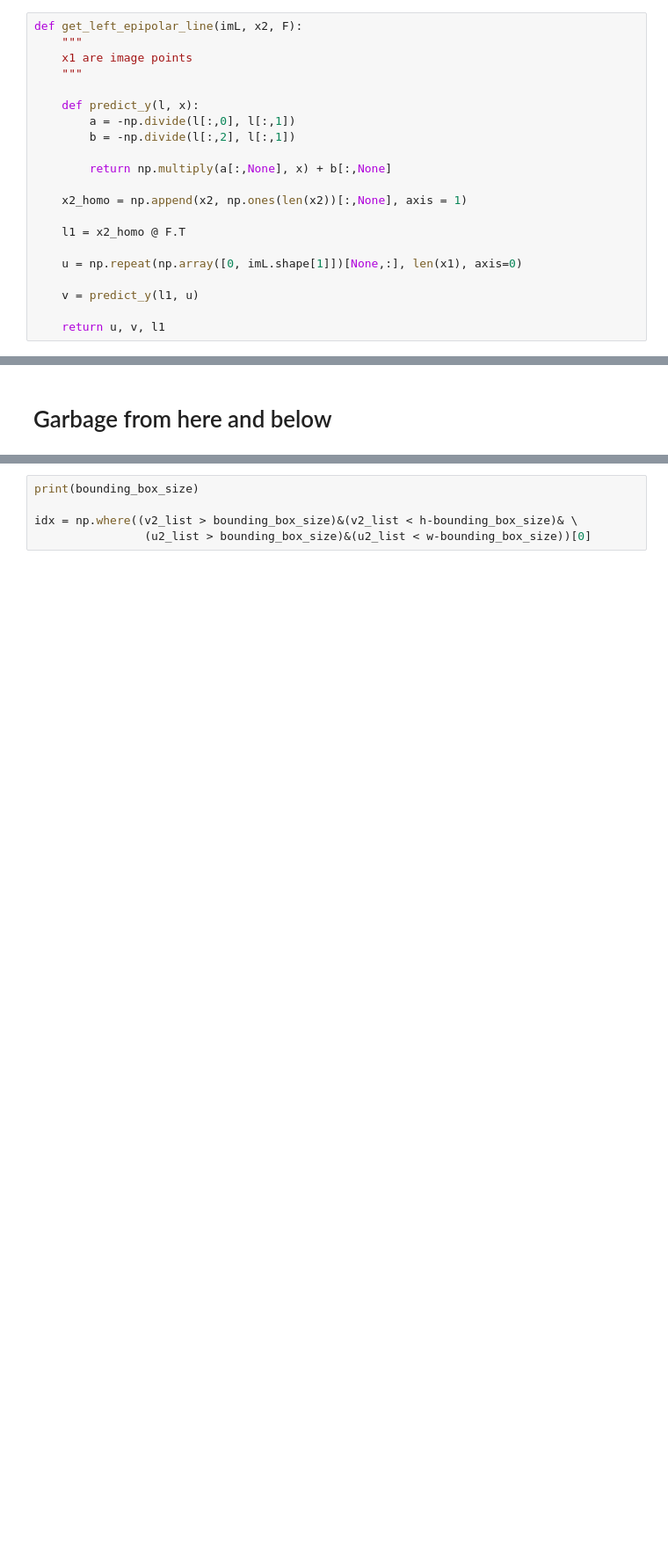
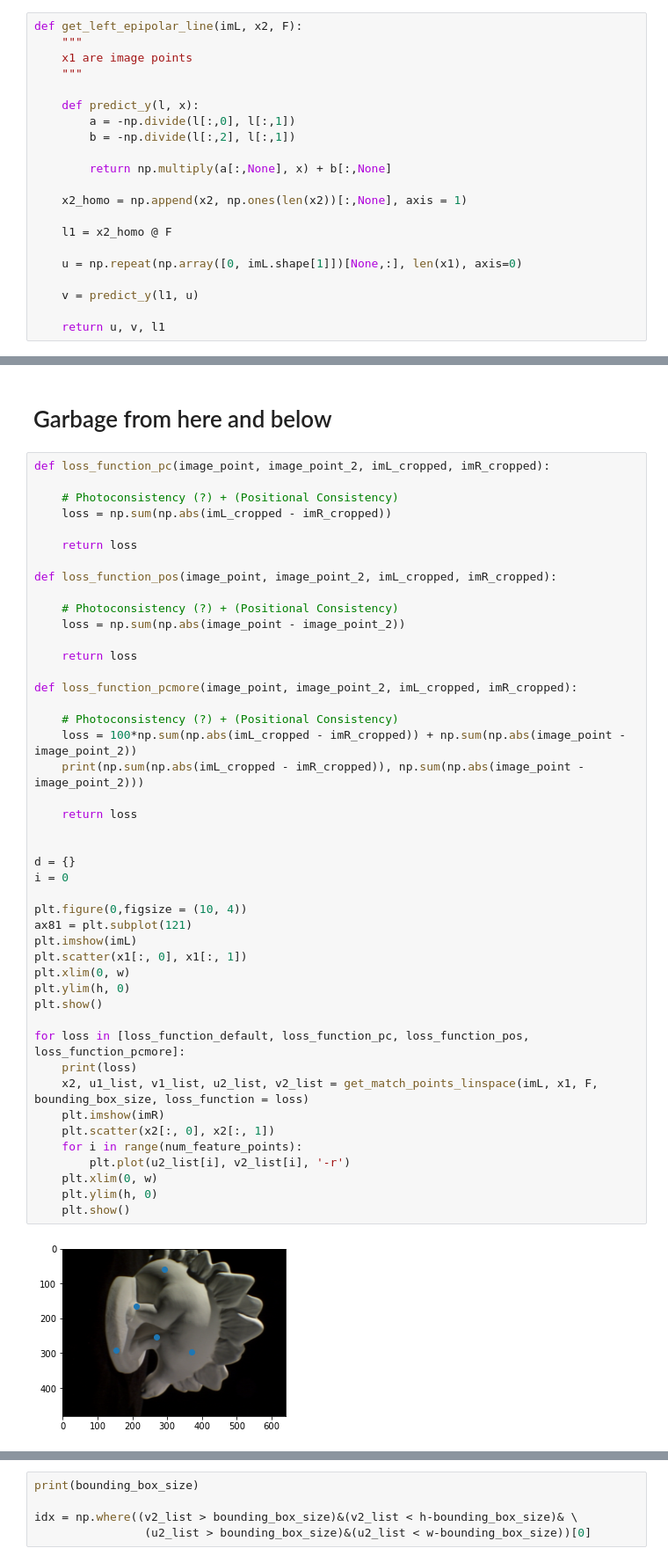
Before and after one commit to mingyuwoo98/volumetric-surface-reconstruction, a Jupyter notebook: mike.ipynb, the cells around one changed output, grey strips where cells are left out. Shown at 88% size. Saved outputs shown, nothing was run; the diff lists cells and outputs as text; blank space fills up the shorter version.

```diff
--- a/mike.ipynb
+++ b/mike.ipynb
@@ -198,7 +200,7 @@ def get_left_epipolar_line(imL, x2, F):
 
     x2_homo = np.append(x2, np.ones(len(x2))[:,None], axis = 1)
 
-    l1 = x2_homo @ F.T
+    l1 = x2_homo @ F
 
     u = np.repeat(np.array([0, imL.shape[1]])[None,:], len(x1), axis=0)
 
@@ -360,2 +468,49 @@ plt.show()
 # %% [markdown]
 # Garbage from here and below
+# %%
+def loss_function_pc(image_point, image_point_2, imL_cropped, imR_cropped):
+
+    # Photoconsistency (?) + (Positional Consistency)
+    loss = np.sum(np.abs(imL_cropped - imR_cropped))
+
+    return loss
+
+def loss_function_pos(image_point, image_point_2, imL_cropped, imR_cropped):
+
+    # Photoconsistency (?) + (Positional Consistency)
+    loss = np.sum(np.abs(image_point - image_point_2))
+
+    return loss
+
+def loss_function_pcmore(image_point, image_point_2, imL_cropped, imR_cropped):
+
+    # Photoconsistency (?) + (Positional Consistency)
+    loss = 100*np.sum(np.abs(imL_cropped - imR_cropped)) + np.sum(np.abs(image_point - image_point_2))
+    print(np.sum(np.abs(imL_cropped - imR_cropped)), np.sum(np.abs(image_point - image_point_2)))
+
+    return loss
+
+
+d = {}
+i = 0
+
+plt.figure(0,figsize = (10, 4))
+ax81 = plt.subplot(121)
+plt.imshow(imL)
+plt.scatter(x1[:, 0], x1[:, 1])
+plt.xlim(0, w)
+plt.ylim(h, 0)
+plt.show()
+
+for loss in [loss_function_default, loss_function_pc, loss_function_pos, loss_function_pcmore]:
+    print(loss)
+    x2, u1_list, v1_list, u2_list, v2_list = get_match_points_linspace(imL, x1, F, bounding_box_size, loss_function = loss)
+    plt.imshow(imR)
+    plt.scatter(x2[:, 0], x2[:, 1])
+    for i in range(num_feature_points):
+        plt.plot(u2_list[i], v2_list[i], '-r')
+    plt.xlim(0, w)
+    plt.ylim(h, 0)
+    plt.show()
+# %% [output]
+[figure, added]
```
Also changed, not shown: parts of 11 cells of this notebook.
